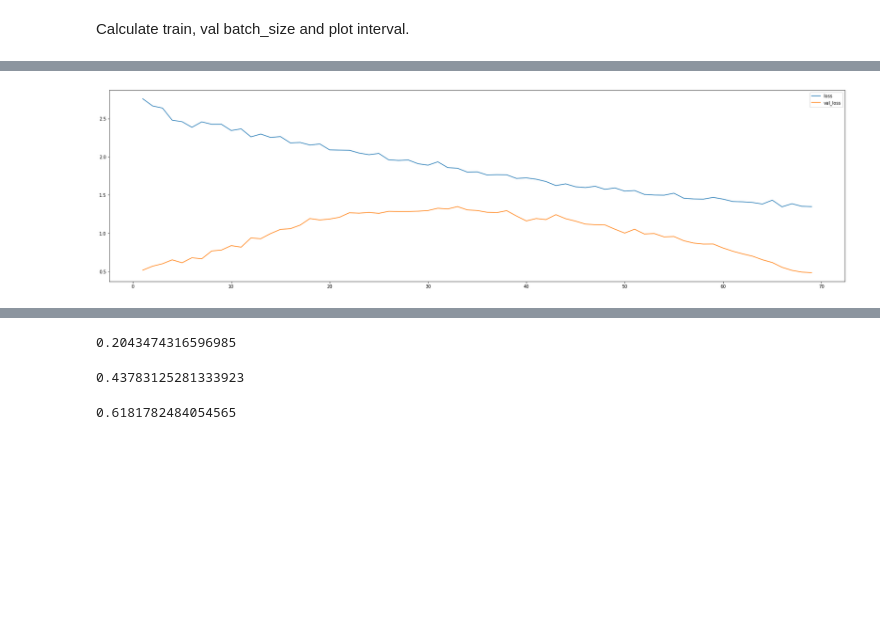
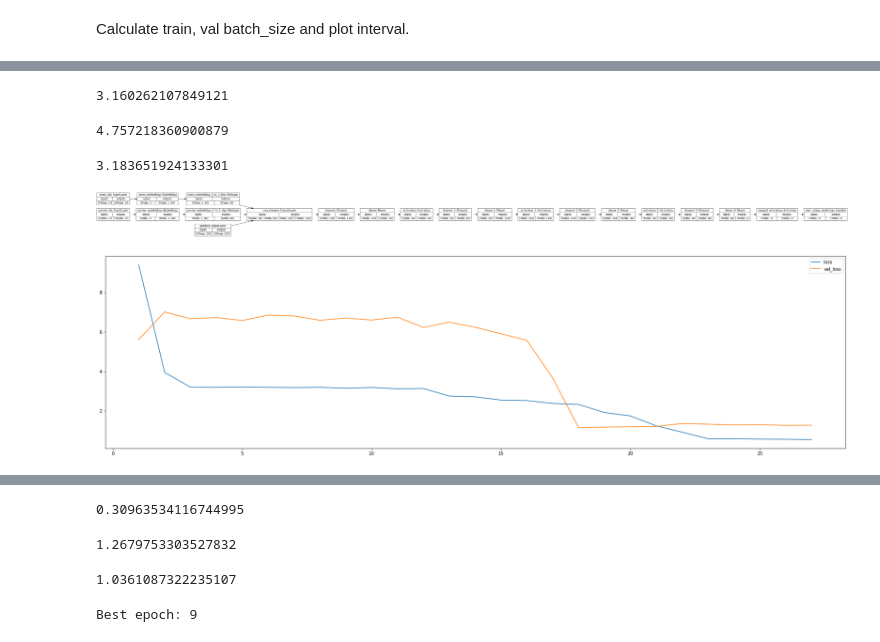
Before and after one commit to adrianmarino/recomendation-system-aproches, a Jupyter notebook: user-movie-genres-model/3.train-model-pandas-ray.ipynb, the cells around one changed output, grey strips where cells are left out. Drawn from its saved outputs; the diff is of its cells as text; code cells hidden in the pictures; blank space fills up the shorter version.

Commit message:
feat: adjust model input samples count an hiperparameters tunning

```diff
--- a/user-movie-genres-model/3.train-model-pandas-ray.ipynb
+++ b/user-movie-genres-model/3.train-model-pandas-ray.ipynb
@@ -185,7 +183,7 @@ Epochs                : 35
 # %%
-X_train = train_set[set(train_set.columns) - set(['user_id', 'movie_id', 'rating'])].values
+X_train = train_set[list(set(train_set.columns) - set(['user_id', 'movie_id', 'rating']))].values
 y_train = train_set['rating'].values
 # %%
-X_val = val_set[set(val_set.columns) - set(['user_id', 'movie_id', 'rating'])].values
+X_val = val_set[list(set(val_set.columns) - set(['user_id', 'movie_id', 'rating']))].values
 y_val = val_set['rating'].values
 # %%
@@ -245,0 +305,13 @@ model = UserMovieGenderEmbeddingDenseModelFactory.create(
+# %%
+path = create_path('./tunes')
+
+tuner = kt.Hyperband(
+    model_builder,
+    objective    = 'val_loss',
+    max_epochs   = 100,
+    factor       = 3,
+    directory    = path,
+    project_name = 'recommendations'
+)
+
+tuner.search_space_summary()
@@ -246,2 +393,19 @@ model = UserMovieGenderEmbeddingDenseModelFactory.create(
+# %%
+evaluate(best_model, train_set, batch_size=train_batch_size)
+# %% [output]
+3.160262107849121
+# %%
+evaluate(best_model, val_set, batch_size=val_batch_size)
+# %% [output]
+4.757218360900879
+# %%
+evaluate(best_model, test_set, batch_size=val_batch_size)
+# %% [output]
+3.183651924133301
+# %%
+best_hps = tuner.get_best_hyperparameters(num_trials=1)[0]
+plot_model(tuner.hypermodel.build(best_hps))
+# %% [output]
+[figure, added]
 # %%
 # model.summary()
@@ -265,14 +412,16 @@ checkpoints = ModelCheckpoint(
 # %%
-if train_model:
-    history = model.fit_generator(
-        generator=train_generator,
-        validation_data=val_generator,
-        epochs=epochs,
-        verbose=1,
-        callbacks=[
-            checkpoints,
-            metrics
-        ]
-    )
+model    = tuner.hypermodel.build(best_hps)
+
+history = model.fit_generator(
+    generator=train_generator,
+    validation_data=val_generator,
+    epochs=50,
+    callbacks=[
+        create_metrics_callback(),
+        create_checkpoints_callback(),
+        EarlyStopping(monitor='val_loss', patience=5)
+    ],
+    verbose=1
+)
 # %% [output]
-[figure, old version]
+[figure, new version]
@@ -301,12 +436,20 @@ def evaluate_model(model, samples, batch_size):
 # %%
-evaluate_model(model, train_set, batch_size=train_batch_size)
+evaluate(model, train_set, batch_size=train_batch_size)
 # %% [output]
-0.2043474316596985
+0.30963534116744995
 # %%
-evaluate_model(model, val_set, batch_size=train_batch_size)
+evaluate(model, val_set, batch_size=val_batch_size)
 # %% [output]
-0.43783125281333923
+1.2679753303527832
 # %%
-evaluate_model(model, test_set, batch_size=train_batch_size)
+evaluate(model, test_set, batch_size=val_batch_size)
 # %% [output]
-0.6181782484054565
+1.0361087322235107
+# %%
+val_loss_per_epoch = history.history['val_loss']
+
+best_epoch = val_loss_per_epoch.index(min(val_loss_per_epoch)) + 1
+
+print(f'Best epoch: {best_epoch}')
+# %% [output]
+Best epoch: 9
```
Also changed, not shown: parts of 35 cells of this notebook, 8 other files.
